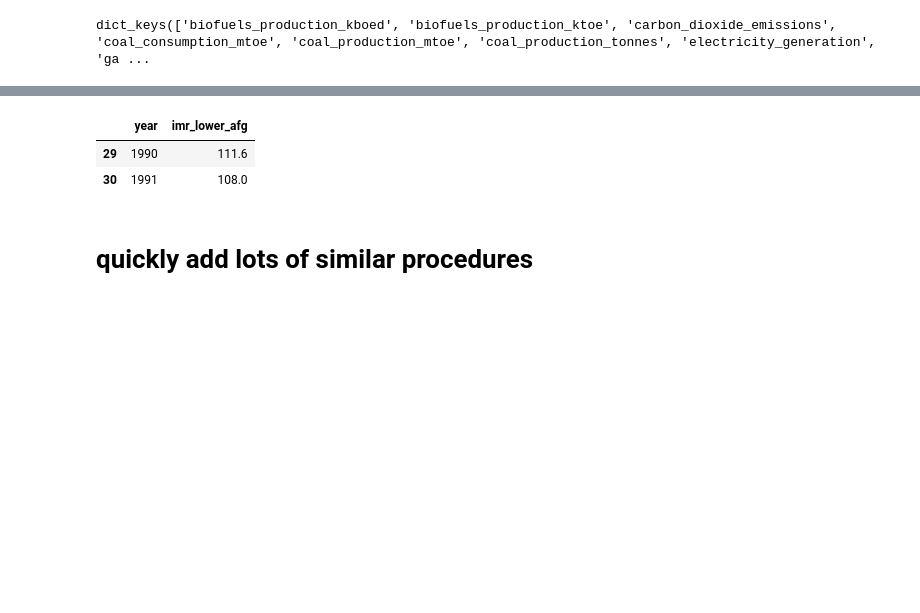
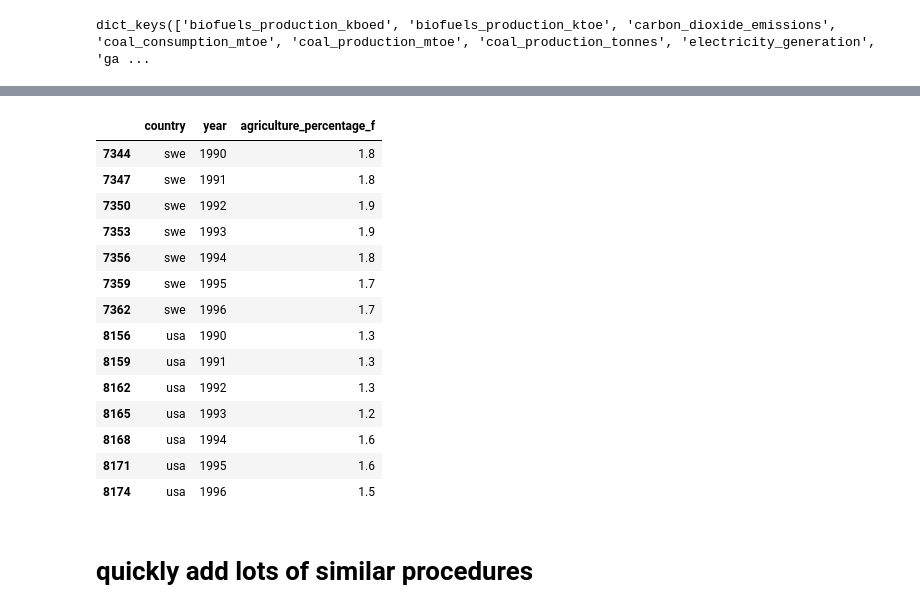
Before and after one commit to semio/ddf_utils, a Jupyter notebook: notebook/Chef API.ipynb, the cells around one changed output, grey strips where cells are left out. Cells and saved outputs as stored; diff of their text form; code cells hidden in the pictures; blank space fills up the shorter version.

```diff
--- a/notebook/Chef API.ipynb
+++ b/notebook/Chef API.ipynb
@@ -172,9 +182,21 @@ dict_keys(['imr_lower_afg', 'imr_upper_swe', 'imr_upper_usa'])
 # %%
-res[0].get_data()['imr_lower_afg']
+res[0].get_data()['agriculture_percentage_f']
 # %% [output]
-|  | year | imr_lower_afg |
-| 29 | 1990 | 111.6 |
-| 30 | 1991 | 108.0 |
+|  | country | year | agriculture_percentage_f |
+| 7344 | swe | 1990 | 1.8 |
+| 7347 | swe | 1991 | 1.8 |
+| 7350 | swe | 1992 | 1.9 |
+| 7353 | swe | 1993 | 1.9 |
+| 7356 | swe | 1994 | 1.8 |
+| 7359 | swe | 1995 | 1.7 |
+| 7362 | swe | 1996 | 1.7 |
+| 8156 | usa | 1990 | 1.3 |
+| 8159 | usa | 1991 | 1.3 |
+| 8162 | usa | 1992 | 1.3 |
+| 8165 | usa | 1993 | 1.2 |
+| 8168 | usa | 1994 | 1.6 |
+| 8171 | usa | 1995 | 1.6 |
+| 8174 | usa | 1996 | 1.5 |
 # %% [markdown]
 # quickly add lots of similar procedures
 # %%
```
Also changed, not shown: parts of 15 cells of this notebook.
